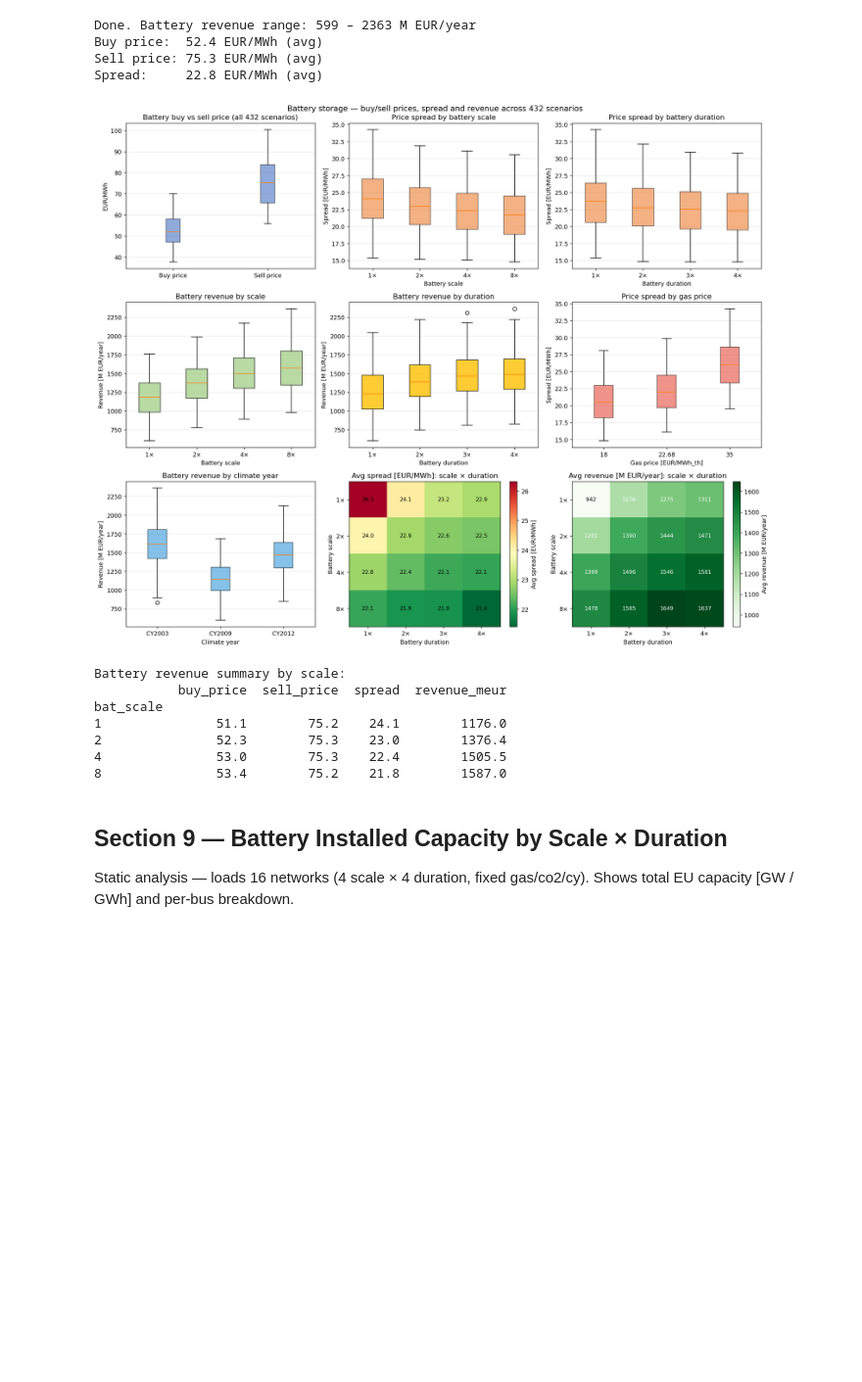
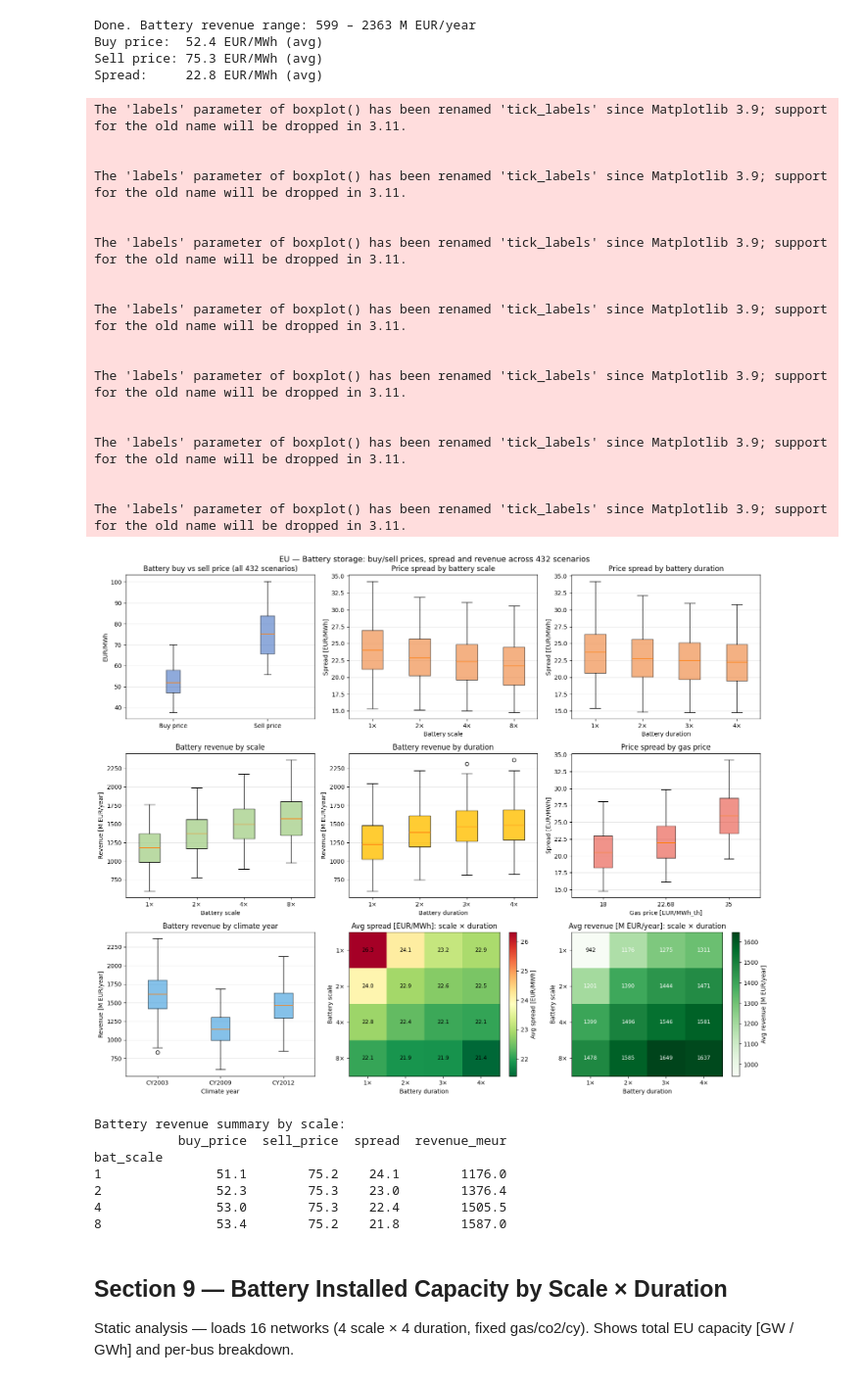
Before and after one commit to mizitean/tuke-thesis, a Jupyter notebook: scenario_analysis/battery_arbitrage_analysis.ipynb, the cells around one changed output. Shown at 98% size. Drawn from its saved outputs; the diff is of its cells as text; code cells hidden in the pictures; blank space fills up the shorter version.

```diff
--- a/scenario_analysis/battery_arbitrage_analysis.ipynb
+++ b/scenario_analysis/battery_arbitrage_analysis.ipynb
@@ -54,7 +100,8 @@ su_bus      = static_su.loc[[c for c in all_su_cols if c in static_su.index], "b
 for tag in baseline_tags:
     cy = res[res.tag == tag]["climate_year"].values[0]
 
-    sp  = storage_p_raw[storage_p_raw.tag == tag].set_index("timestamp")[all_su_cols]
+    sp  = storage_p_raw[storage_p_raw.tag == tag].set_index(
+        "timestamp")[all_su_cols]
     lmp = lmp_raw[lmp_raw.tag == tag].set_index("timestamp")
 
     revenues = {}
@@ -62,6 +109,7 @@ for tag in baseline_tags:
         if su not in su_bus.index:
             continue
         bus = su_bus[su]
+
         if bus not in lmp.columns:
             continue
         revenues[su] = float((sp[su] * lmp[bus]).sum())
@@ -233,42 +281,61 @@ ax.set_title("Avg spread [EUR/MWh]: scale × duration")
 for i in range(len(scales)):
     for j in range(len(durations)):
         ax.text(j, i, f"{matrix[i,j]:.1f}", ha="center", va="center", fontsize=9)
 
 # 9. Heatmapa: scale x duration -> revenue
 ax = axes[2, 2]
 matrix_rev = np.zeros((len(scales), len(durations)))
 for i, s in enumerate(scales):
     for j, d in enumerate(durations):
         matrix_rev[i, j] = bat_df[(bat_df.bat_scale == s) & (bat_df.bat_duration == d)]["revenue_meur"].mean()
 im2 = ax.imshow(matrix_rev, cmap="Greens", aspect="auto")
 plt.colorbar(im2, ax=ax, label="Avg revenue [M EUR/year]")
 ax.set_xticks(range(len(durations)))
 ax.set_yticks(range(len(scales)))
 ax.set_xticklabels([f"{d}×" for d in durations])
 ax.set_yticklabels([f"{s}×" for s in scales])
 ax.set_xlabel("Battery duration")
 ax.set_ylabel("Battery scale")
 ax.set_title("Avg revenue [M EUR/year]: scale × duration")
 for i in range(len(scales)):
     for j in range(len(durations)):
         ax.text(j, i, f"{matrix_rev[i,j]:.0f}", ha="center", va="center", fontsize=9,
                 color="white" if matrix_rev[i,j] > matrix_rev.max()*0.6 else "black")
 
-fig.suptitle("Battery storage — buy/sell prices, spread and revenue across 432 scenarios", fontsize=13)
+fig.suptitle("EU — Battery storage: buy/sell prices, spread and revenue across 432 scenarios", fontsize=13)
 plt.tight_layout()
 plt.show()
 
 print("Battery revenue summary by scale:")
 print(bat_df.groupby("bat_scale")[["buy_price","sell_price","spread","revenue_meur"]].mean().round(1).to_string())
 # %% [output]
+The 'labels' parameter of boxplot() has been renamed 'tick_labels' since Matplotlib 3.9; support for the old name will be dropped in 3.11.
+
+
+The 'labels' parameter of boxplot() has been renamed 'tick_labels' since Matplotlib 3.9; support for the old name will be dropped in 3.11.
+
+
+The 'labels' parameter of boxplot() has been renamed 'tick_labels' since Matplotlib 3.9; support for the old name will be dropped in 3.11.
+
+
+The 'labels' parameter of boxplot() has been renamed 'tick_labels' since Matplotlib 3.9; support for the old name will be dropped in 3.11.
+
+
+The 'labels' parameter of boxplot() has been renamed 'tick_labels' since Matplotlib 3.9; support for the old name will be dropped in 3.11.
+
+
+The 'labels' parameter of boxplot() has been renamed 'tick_labels' since Matplotlib 3.9; support for the old name will be dropped in 3.11.
+
+
+The 'labels' parameter of boxplot() has been renamed 'tick_labels' since Matplotlib 3.9; support for the old name will be dropped in 3.11.
-[figure, old version]
+[figure, new version]
-Battery revenue summary by scale:
-           buy_price  sell_price  spread  revenue_meur
-bat_scale
-1               51.1        75.2    24.1        1176.0
-2               52.3        75.3    23.0        1376.4
-4               53.0        75.3    22.4        1505.5
-8               53.4        75.2    21.8        1587.0
+Battery revenue summary by scale:
+           buy_price  sell_price  spread  revenue_meur
+bat_scale
+1               51.1        75.2    24.1        1176.0
+2               52.3        75.3    23.0        1376.4
+4               53.0        75.3    22.4        1505.5
+8               53.4        75.2    21.8        1587.0
 # %% [markdown]
 ## Section 9 — Battery Installed Capacity by Scale × Duration
 
```
Also changed, not shown: parts of 6 cells of this notebook, 3 other files.
